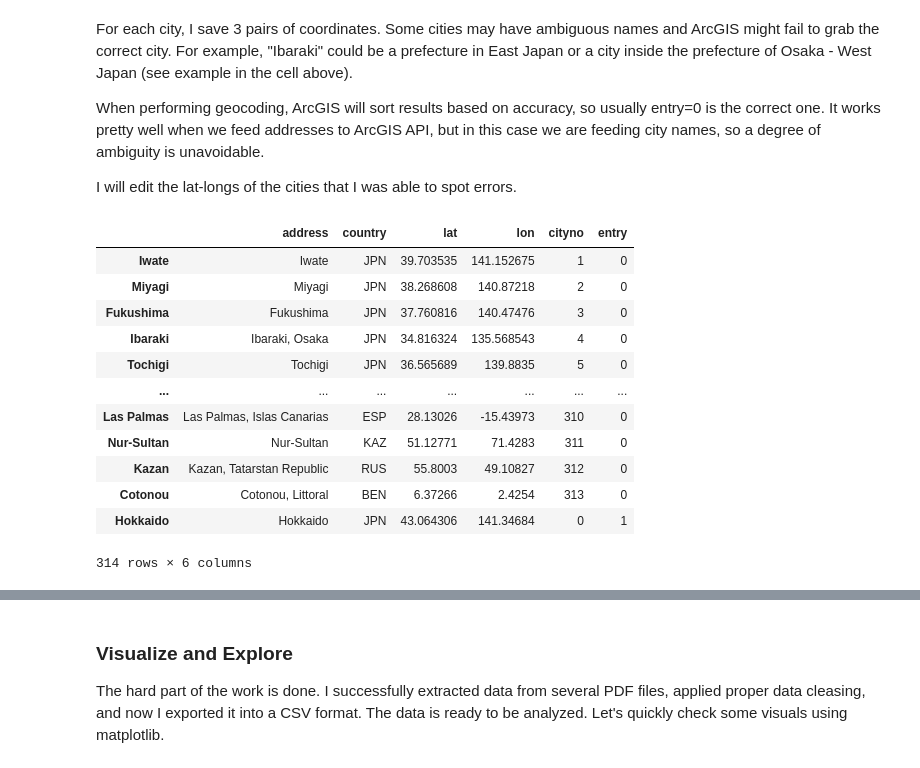
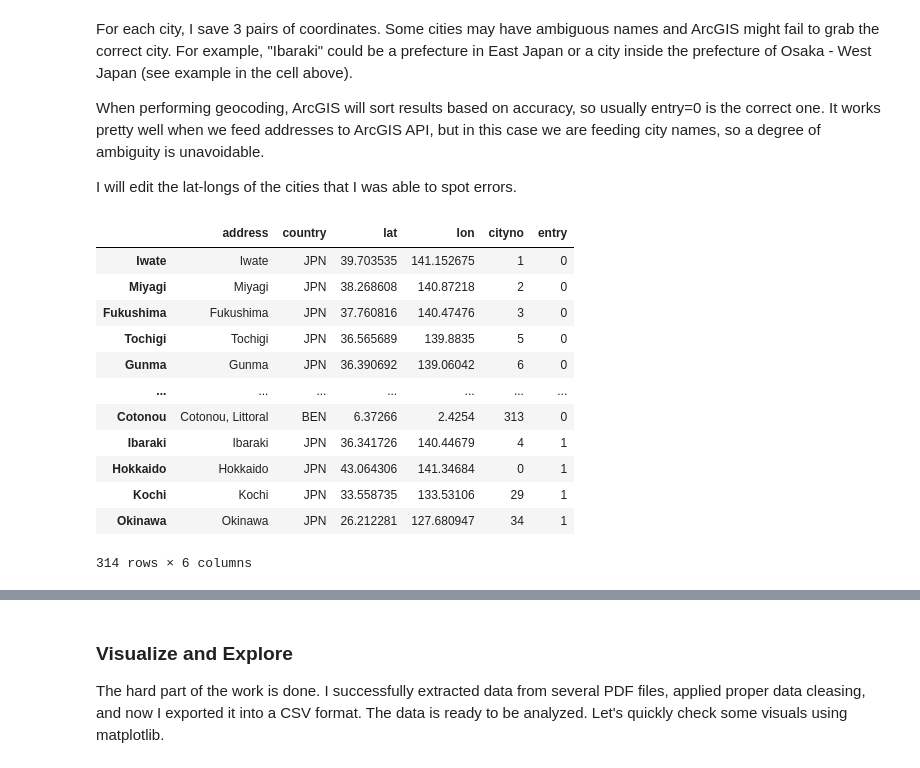
Before and after one commit to brunoochi/my_data_science_notes, a Jupyter notebook: PJ_Matcha/PJ_Matcha.ipynb, the cells around one changed output, grey strips where cells are left out. Cells and saved outputs as stored; diff of their text form; code cells hidden in the pictures.

```diff
--- a/PJ_Matcha/PJ_Matcha.ipynb
+++ b/PJ_Matcha/PJ_Matcha.ipynb
@@ -160,0 +209,6 @@ In the following steps I will use ArcGIS API to get geographical coordinates for
+# %%
+# add growth columns to the main dataset
+df_jlpt4 = df_jlpt3.merge(right=df_jlpt3_calc2[["city_en", "diff_2010", "diff_2013", "diff_2016"]], left_on="city_en", right_on="city_en")
+
+# Let's check one city
+df_jlpt4[df_jlpt4["city_en"]=="Yangon"]
@@ -185,7 +252,7 @@ array(['Hokkaido', 'Iwate', 'Miyagi', 'Fukushima', 'Ibaraki', 'Tochigi',
 from arcgis.geocoding import geocode
 geocoded_cities = []
 
-for c in df_jlpt2["city_en"].unique():
+for c in df_jlpt4["city_en"].unique():
     geocoded_cities.append(geocode(c))
 # %%
 # a sample of the output
@@ -223,9 +290,9 @@ for n in range(len(geocoded_cities)):
     while k <=2:
 
         try:
-            key.append(df_jlpt2["city_en"].unique()[n])
+            key.append(df_jlpt4["city_en"].unique()[n])
         except:
-            key.append(df_jlpt2["city_en"].unique()[n])
+            key.append(df_jlpt4["city_en"].unique()[n])
 
         try:
             cityno.append(n)
@@ -292,40 +359,42 @@ I will edit the lat-longs of the cities that I was able to spot errors.
 # %%
 # custom function that builds a final list of geocoded cities
 # entry = 0 is the base list
 # pass city name that needs to be amended in "city"
 # pass entry number of the correct lat-lon in "entryno"
 
-def change_geocode_to_entryX(city, entryno):
-    master = geocoded_cities_df["entry"]==0
-    entry = geocoded_cities_df["entry"]==entryno
+def change_geocode_to_entryX(input_df, reference):
+    master_mask = input_df["entry"]==0
+    geocoded_cities_df_temp = input_df[master_mask]
+    tocorrect = []
+    toremove = []
+    for city, entryno in reference.items():
+        entry_mask = input_df["entry"]==entryno
+        entrydf = input_df[entry_mask]
+        toremove.append(geocoded_cities_df_temp.loc[city])
+        tocorrect.append(entrydf.loc[city])
 
-    geocoded_cities_df_temp = geocoded_cities_df[master]
-    entrydf = geocoded_cities_df[entry]
+    removed = geocoded_cities_df_temp.drop(pd.DataFrame(toremove).index, axis=0)
+    output_df = pd.concat([removed, pd.DataFrame(tocorrect)])
+    return output_df, pd.DataFrame(toremove), pd.DataFrame(tocorrect)
 
-    removed = geocoded_cities_df_temp.drop([city], axis=0)
-    correct = entrydf.loc[[city]]
+# Replace lat-lon of Ibaraki, Hokkaido, and Kochi.
+# Replaces lat-lon with entry=0 and replace it entry=1.
+ref_edit = {"Ibaraki":1, "Hokkaido":1, "Kochi":1, "Okinawa":1}
+geocoded_cities_master, removed, added = change_geocode_to_entryX(geocoded_cities_df, ref_edit)
 
-    geocoded_cities_df2 = pd.concat([removed, correct])
-    return geocoded_cities_df2
-
-# Replace Ibaraki lat-lon.
-# Removes lat-lon of entry 0 and replace it that of entry 1.
-geocoded_cities_master = change_geocode_to_entryX("Ibaraki", 1)
-
-# Other edits
-geocoded_cities_master = change_geocode_to_entryX("Hokkaido", 1)
+#Check new geocoded master
 geocoded_cities_master
 # %% [output]
 |  | address | country | lat | lon | cityno | entry |
 | Iwate | Iwate | JPN | 39.703535 | 141.152675 | 1 | 0 |
 | Miyagi | Miyagi | JPN | 38.268608 | 140.87218 | 2 | 0 |
 | Fukushima | Fukushima | JPN | 37.760816 | 140.47476 | 3 | 0 |
-| Ibaraki | Ibaraki, Osaka | JPN | 34.816324 | 135.568543 | 4 | 0 |
 | Tochigi | Tochigi | JPN | 36.565689 | 139.8835 | 5 | 0 |
+| Gunma | Gunma | JPN | 36.390692 | 139.06042 | 6 | 0 |
 | ... | ... | ... | ... | ... | ... | ... |
-| Las Palmas | Las Palmas, Islas Canarias | ESP | 28.13026 | -15.43973 | 310 | 0 |
-| Nur-Sultan | Nur-Sultan | KAZ | 51.12771 | 71.4283 | 311 | 0 |
-| Kazan | Kazan, Tatarstan Republic | RUS | 55.8003 | 49.10827 | 312 | 0 |
 | Cotonou | Cotonou, Littoral | BEN | 6.37266 | 2.4254 | 313 | 0 |
+| Ibaraki | Ibaraki | JPN | 36.341726 | 140.44679 | 4 | 1 |
 | Hokkaido | Hokkaido | JPN | 43.064306 | 141.34684 | 0 | 1 |
+| Kochi | Kochi | JPN | 33.558735 | 133.53106 | 29 | 1 |
+| Okinawa | Okinawa | JPN | 26.212281 | 127.680947 | 34 | 1 |
 314 rows × 6 columns
```
Also changed, not shown: parts of 18 cells of this notebook.
